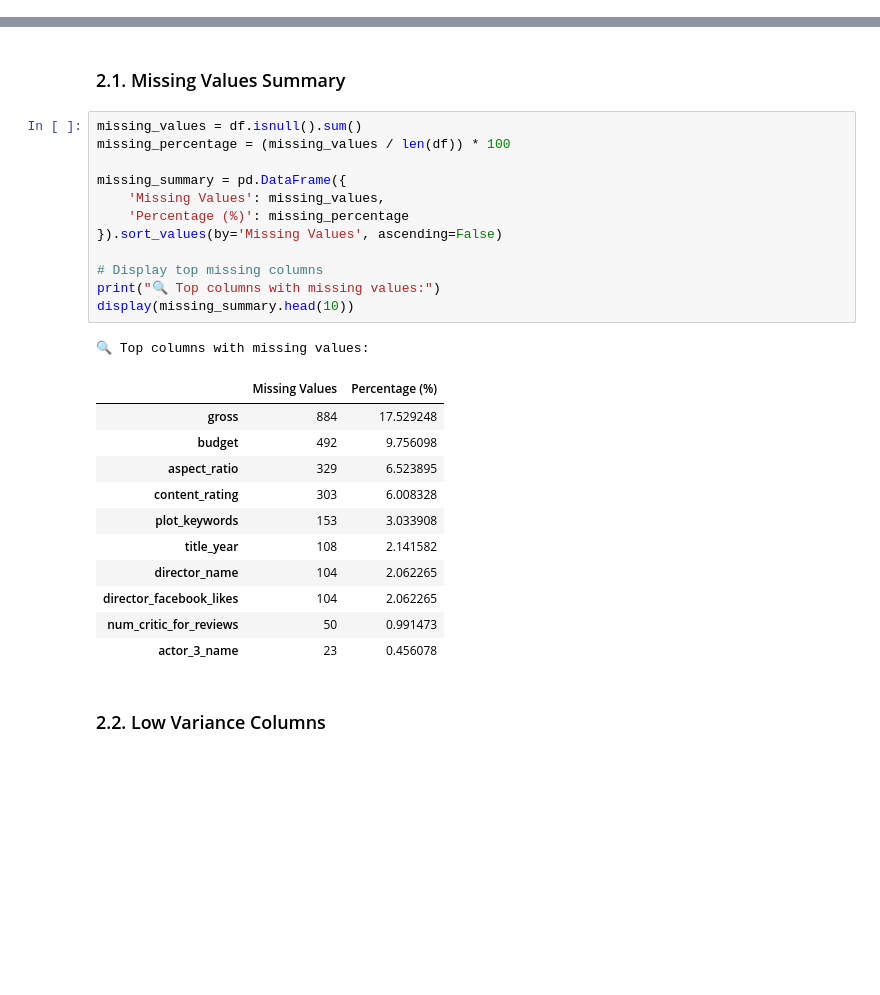
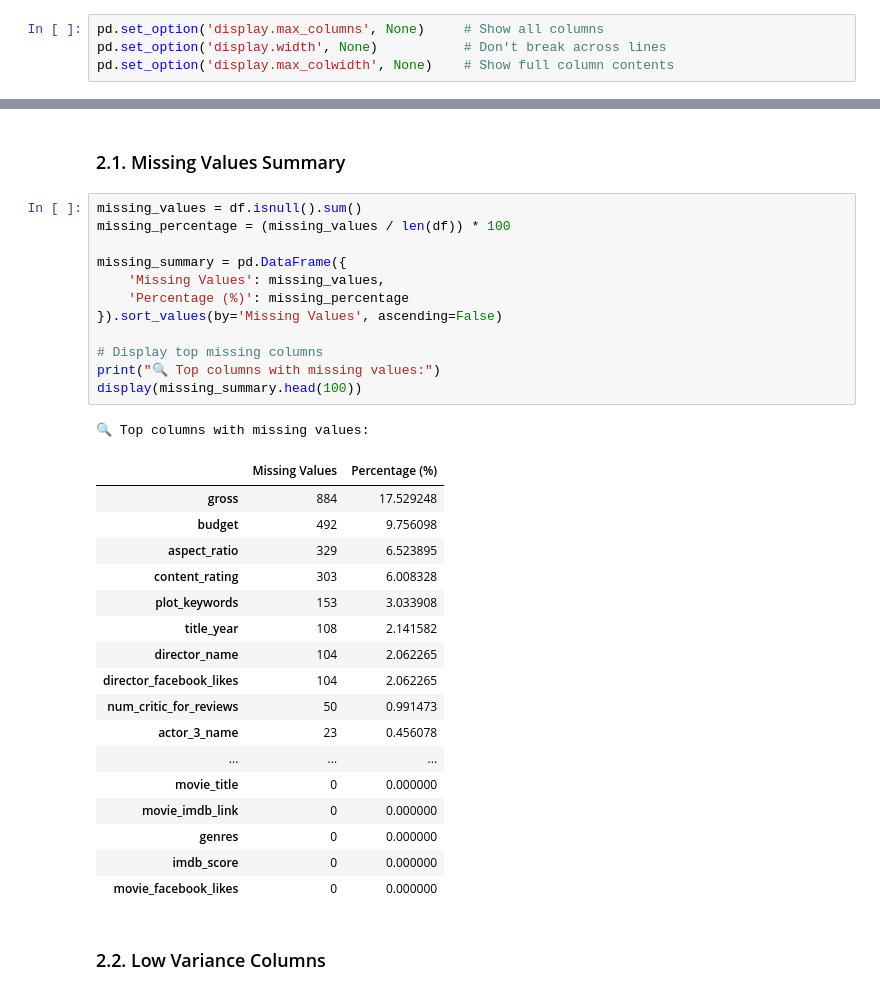
Before and after one commit to rogerioo/movie_challenge, a Jupyter notebook: challenge.ipynb, the cells around one changed output, grey strips where cells are left out. Drawn from its saved outputs; the diff is of its cells as text; blank space fills up the shorter version.

```diff
--- a/challenge.ipynb
+++ b/challenge.ipynb
@@ -42,6 +42,10 @@ Data columns (total 28 columns):
  27  movie_facebook_likes       5043 non-null   int64
 dtypes: float64(13), int64(3), object(12)
 memory usage: 1.1+ MB
+# %%
+pd.set_option('display.max_columns', None)     # Show all columns
+pd.set_option('display.width', None)           # Don't break across lines
+pd.set_option('display.max_colwidth', None)    # Show full column contents
 # %%
 # Preview the first few rows
 df.head()
@@ -69,28 +72,34 @@ A thorough data quality check was performed to identify missing values, invalid
 # %%
 missing_values = df.isnull().sum()
 missing_percentage = (missing_values / len(df)) * 100
 
 missing_summary = pd.DataFrame({
     'Missing Values': missing_values,
     'Percentage (%)': missing_percentage
 }).sort_values(by='Missing Values', ascending=False)
 
 # Display top missing columns
 print("🔍 Top columns with missing values:")
-display(missing_summary.head(10))
+display(missing_summary.head(100))
 # %% [output]
 🔍 Top columns with missing values:
 |  | Missing Values | Percentage (%) |
 | gross | 884 | 17.529248 |
 | budget | 492 | 9.756098 |
 | aspect_ratio | 329 | 6.523895 |
 | content_rating | 303 | 6.008328 |
 | plot_keywords | 153 | 3.033908 |
 | title_year | 108 | 2.141582 |
 | director_name | 104 | 2.062265 |
 | director_facebook_likes | 104 | 2.062265 |
 | num_critic_for_reviews | 50 | 0.991473 |
 | actor_3_name | 23 | 0.456078 |
+| ... | ... | ... |
+| movie_title | 0 | 0.000000 |
+| movie_imdb_link | 0 | 0.000000 |
+| genres | 0 | 0.000000 |
+| imdb_score | 0 | 0.000000 |
+| movie_facebook_likes | 0 | 0.000000 |
 # %% [markdown]
 ### 2.2. Low Variance Columns
 # %%
```
Also changed, not shown: parts of 21 cells of this notebook.
